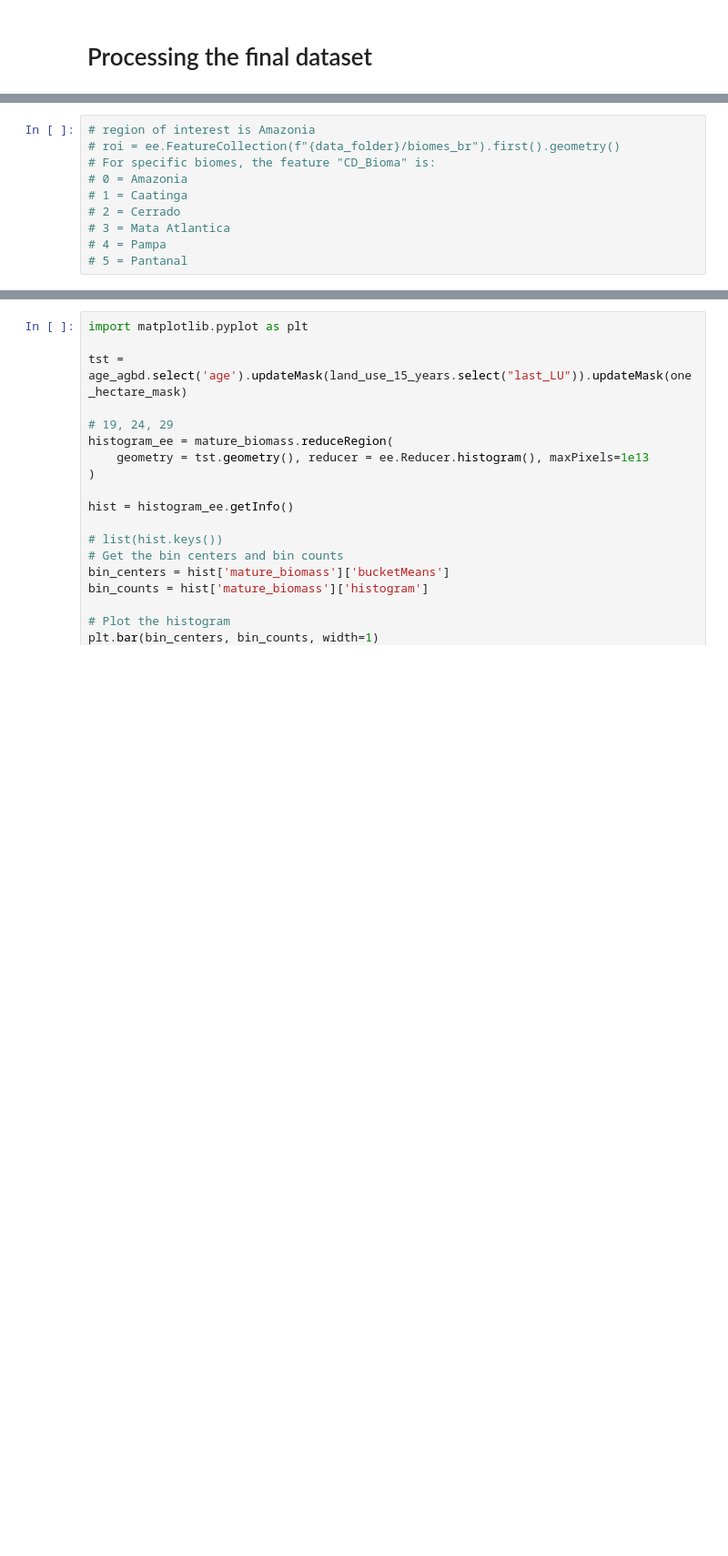
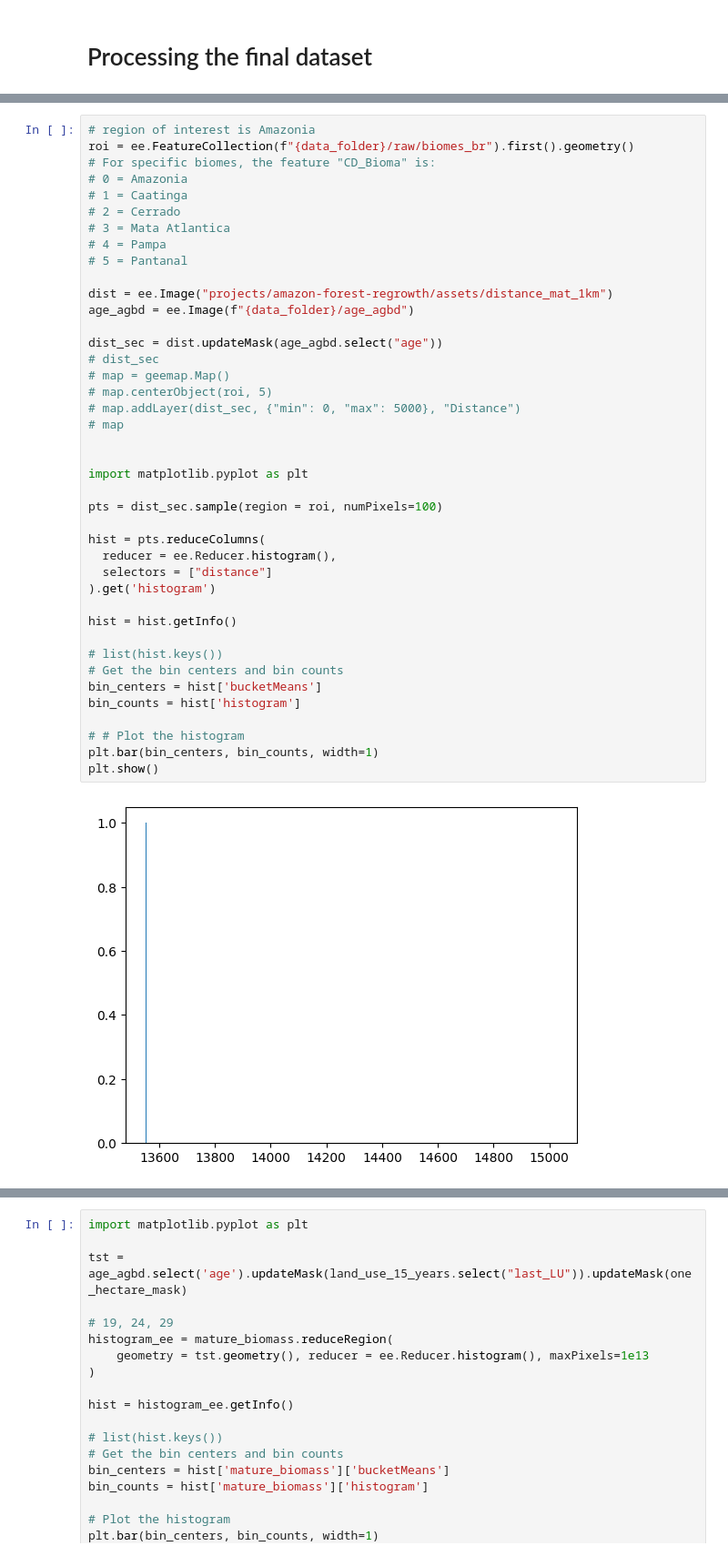
Before and after one commit to AnaZonia/forest_regrowth, a Jupyter notebook: 4_write_csv.ipynb, the cells around one changed output, grey strips where cells are left out. Shown at 91% size. Saved outputs shown, nothing was run; the diff lists cells and outputs as text; blank space fills up the shorter version.

```diff
--- a/4_write_csv.ipynb
+++ b/4_write_csv.ipynb
@@ -15,10 +20,43 @@ data_folder = "projects/amazon-forest-regrowth/assets"
 # %%
 # region of interest is Amazonia
-# roi = ee.FeatureCollection(f"{data_folder}/biomes_br").first().geometry()
+roi = ee.FeatureCollection(f"{data_folder}/raw/biomes_br").first().geometry()
 # For specific biomes, the feature "CD_Bioma" is:
 # 0 = Amazonia
 # 1 = Caatinga
 # 2 = Cerrado
 # 3 = Mata Atlantica
 # 4 = Pampa
 # 5 = Pantanal
+
+dist = ee.Image("projects/amazon-forest-regrowth/assets/distance_mat_1km")
+age_agbd = ee.Image(f"{data_folder}/age_agbd")
+
+dist_sec = dist.updateMask(age_agbd.select("age"))
+# dist_sec
+# map = geemap.Map()
+# map.centerObject(roi, 5)
+# map.addLayer(dist_sec, {"min": 0, "max": 5000}, "Distance")
+# map
+
+
+import matplotlib.pyplot as plt
+
+pts = dist_sec.sample(region = roi, numPixels=100)
+
+hist = pts.reduceColumns(
+  reducer = ee.Reducer.histogram(),
+  selectors = ["distance"]
+).get('histogram')
+
+hist = hist.getInfo()
+
+# list(hist.keys())
+# Get the bin centers and bin counts
+bin_centers = hist['bucketMeans']
+bin_counts = hist['histogram']
+
+# # Plot the histogram
+plt.bar(bin_centers, bin_counts, width=1)
+plt.show()
+# %% [output]
+[figure, added]
```
Also changed, not shown: parts of 7 cells of this notebook, 1 other file.
